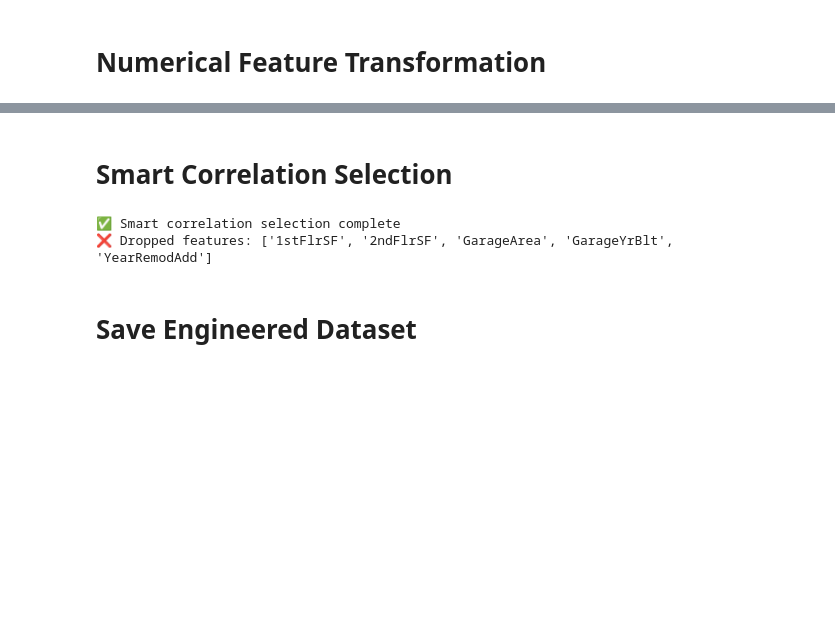
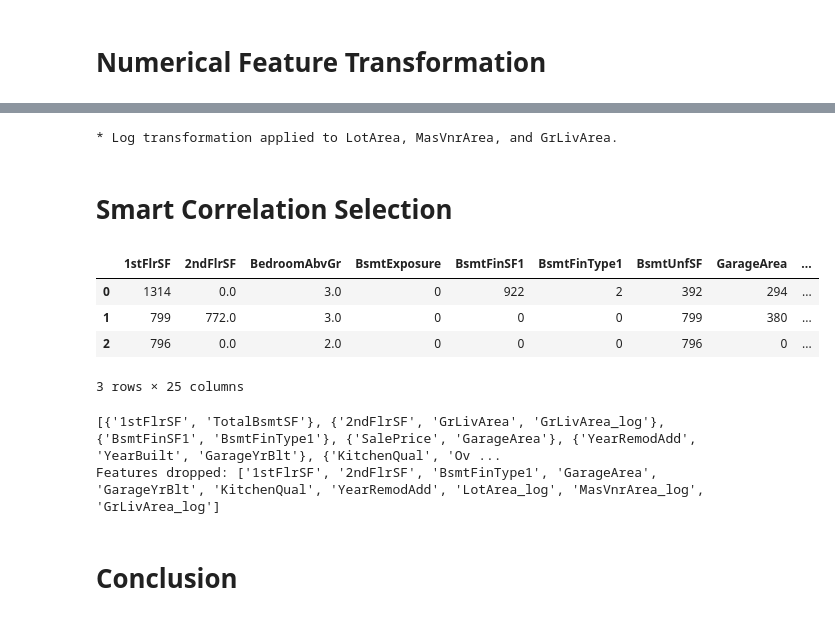
Before and after one commit to Zozo62442/milestone-project-heritage-housing-issues, a Jupyter notebook: jupyter_notebooks/04 - FeatureEngineering.ipynb, the cells around one changed output, grey strips where cells are left out. Drawn from its saved outputs; the diff is of its cells as text; code cells hidden in the pictures; blank space fills up the shorter version.

```diff
--- a/jupyter_notebooks/04 - FeatureEngineering.ipynb
+++ b/jupyter_notebooks/04 - FeatureEngineering.ipynb
@@ -334,0 +318,12 @@ Categorical encoding - ordinal transformation done!
+# %%
+ordinal_mappings = {
+    'BsmtExposure': {'No': 0, 'Mn': 1, 'Av': 2, 'Gd': 3},
+    'BsmtFinType1': {'Unf': 0, 'LwQ': 1, 'Rec': 2, 'BLQ': 3, 'ALQ': 4, 'GLQ': 5},
+    'GarageFinish': {'Unf': 1, 'RFn': 2, 'Fin': 3},
+    'KitchenQual': {'Po': 1, 'Fa': 2, 'TA': 3, 'Gd': 4, 'Ex': 5}
+}
+
+for var, mapping in ordinal_mappings.items():
+    df_engineering[var] = df_engineering[var].map(mapping)
+
+df_engineering.head()
@@ -334,0 +337,6 @@ Categorical encoding - ordinal transformation done!
+# %%
+for var, mapping in ordinal_mappings.items():
+    TrainSet[var] = TrainSet[var].map(mapping)
+    TestSet[var] = TestSet[var].map(mapping)
+
+print("* Categorical encoding - ordinal transformation done!")
@@ -365,11 +351,0 @@ print("ℹ️ No numerical transformation applied in this notebook.")
-# %%
-# Analyze outliers
-df_engineering = TrainSet[num_vars].copy()
-FeatureEngineeringAnalysis(TrainSet=df_engineering, analysis_type="outlier_winsorizer")
-
-# (Optional) Apply winsorizer if needed
-winsor = Winsorizer(capping_method='iqr', tail='both', fold=1.5, variables=num_vars)
-TrainSet = winsor.fit_transform(TrainSet)
-TestSet = winsor.transform(TestSet)
-
-print("✅ Winsorization complete")
@@ -394,17 +375,36 @@ print("✅ Winsorization complete")
+# %%
+for var in ['LotArea', 'MasVnrArea', 'GrLivArea']:
+    TrainSet[var + '_log'] = np.log1p(TrainSet[var])
+    TestSet[var + '_log'] = np.log1p(TestSet[var])
+
+print("* Log transformation applied to LotArea, MasVnrArea, and GrLivArea.")
+# %% [output]
+* Log transformation applied to LotArea, MasVnrArea, and GrLivArea.
 # %% [markdown]
 # Smart Correlation Selection
 # %%
-from feature_engine.selection import SmartCorrelatedSelection
-
 df_engineering = TrainSet.copy()
-corr_sel = SmartCorrelatedSelection(method="spearman", threshold=0.6, selection_method="variance")
-TrainSet = corr_sel.fit_transform(TrainSet)
-TestSet = TestSet.drop(columns=corr_sel.features_to_drop_)
-
-print("Smart correlation selection complete")
-print("Dropped features:", corr_sel.features_to_drop_)
+df_engineering.head(3)
 # %% [output]
+|  | 1stFlrSF | 2ndFlrSF | BedroomAbvGr | BsmtExposure | BsmtFinSF1 | BsmtFinType1 | BsmtUnfSF | GarageArea | ... |
+| 0 | 1314 | 0.0 | 3.0 | 0 | 922 | 2 | 392 | 294 | ... |
+| 1 | 799 | 772.0 | 3.0 | 0 | 0 | 0 | 799 | 380 | ... |
+| 2 | 796 | 0.0 | 2.0 | 0 | 0 | 0 | 796 | 0 | ... |
-✅ Smart correlation selection complete
-❌ Dropped features: ['1stFlrSF', '2ndFlrSF', 'GarageArea', 'GarageYrBlt', 'YearRemodAdd']
+3 rows × 25 columns
+# %%
+from feature_engine.selection import SmartCorrelatedSelection
+
+corr_sel = SmartCorrelatedSelection(
+    variables=None, method="spearman", threshold=0.6, selection_method="variance"
+)
+
+df_engineering = corr_sel.fit_transform(df_engineering)
+
+# Show correlated sets and dropped features
+print(corr_sel.correlated_feature_sets_)
+print("Features dropped:", corr_sel.features_to_drop_)
+# %% [output]
+[{'1stFlrSF', 'TotalBsmtSF'}, {'2ndFlrSF', 'GrLivArea', 'GrLivArea_log'}, {'BsmtFinSF1', 'BsmtFinType1'}, {'SalePrice', 'GarageArea'}, {'YearRemodAdd', 'YearBuilt', 'GarageYrBlt'}, {'KitchenQual', 'Ov ...
+Features dropped: ['1stFlrSF', '2ndFlrSF', 'BsmtFinType1', 'GarageArea', 'GarageYrBlt', 'KitchenQual', 'YearRemodAdd', 'LotArea_log', 'MasVnrArea_log', 'GrLivArea_log']
 # %% [markdown]
-# Save Engineered Dataset
+# Conclusion
```
Also changed, not shown: parts of 20 cells of this notebook, 1 other file.
